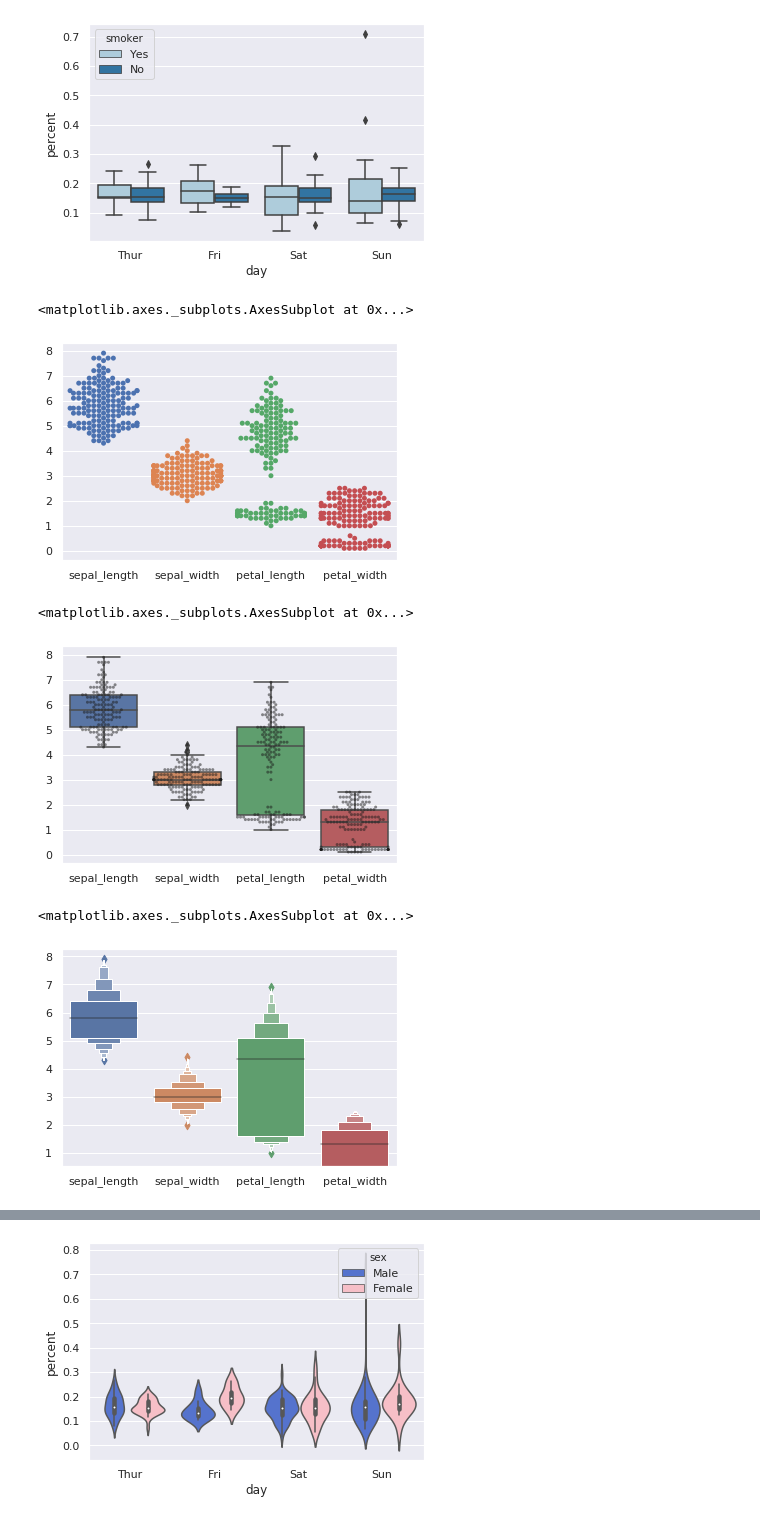
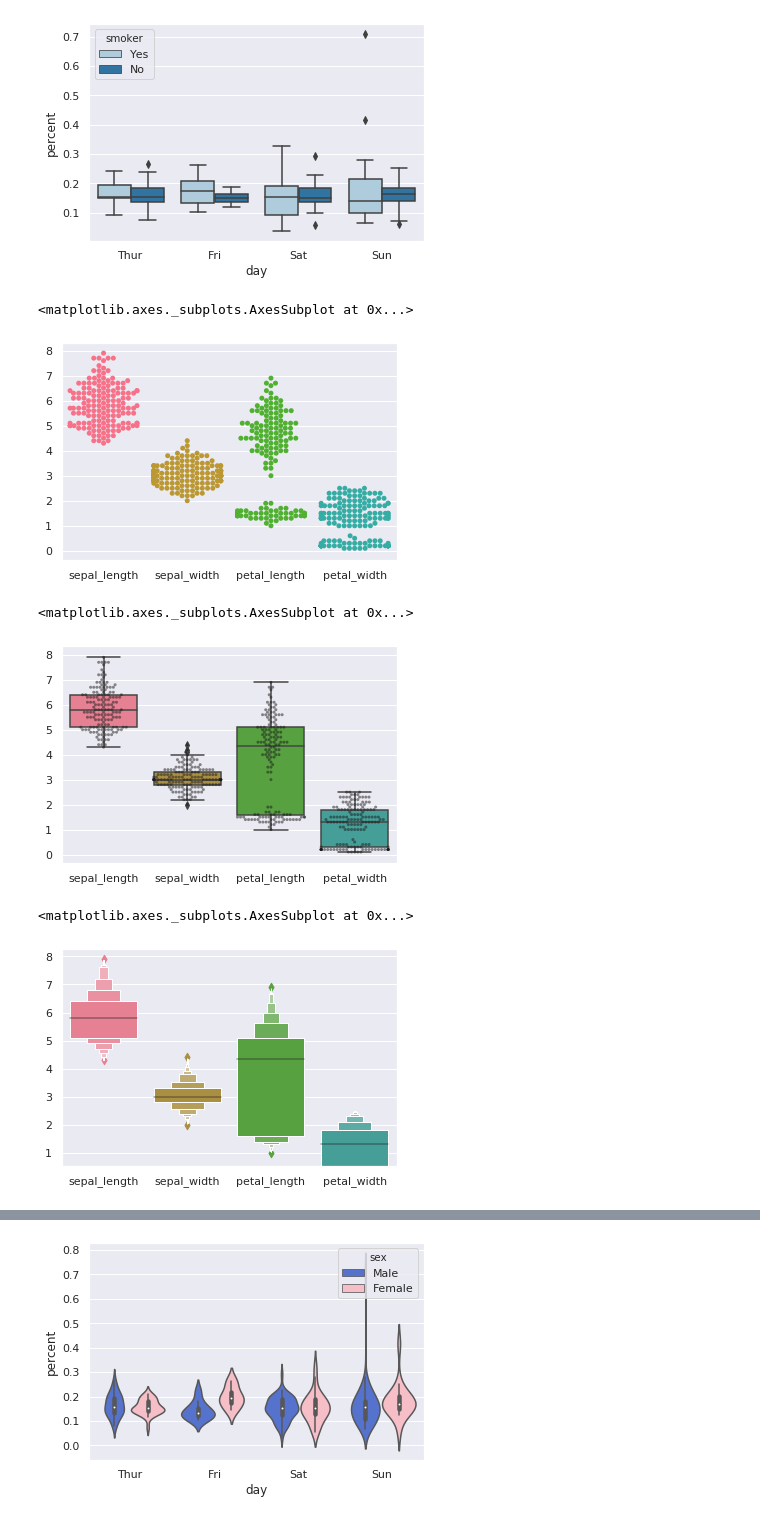
Before and after one commit to danjinich/Curso-python, a Jupyter notebook: Curso 3.ipynb, the cells around one changed output, grey strips where cells are left out. Saved outputs shown, nothing was run; the diff lists cells and outputs as text; code cells hidden in the pictures.

```diff
--- a/Curso 3.ipynb
+++ b/Curso 3.ipynb
@@ -246,3 +277,7 @@ with sns.color_palette("Paired"):
 f.tight_layout()
 # %% [output]
 [figure]
+# %%
+#Dejar una paleta de colores default
+sns.set_palette("husl")
+sns.barplot(x="day", y="total_bill", data=tip)
@@ -267,18 +362,19 @@ ax = sns.boxplot(x="day", y="percent", hue="smoker",
 sns.swarmplot(data=iris)
 # %% [output]
 <matplotlib.axes._subplots.AxesSubplot at 0x...>
-[figure, old version]
+[figure, new version]
 # %%
 sns.boxplot(data=iris)
-sns.swarmplot(data=iris, color="k", alpha=0.5, size=3)
+sns.swarmplot(data=iris, color="k",
+              alpha=0.5, size=3)
 # %% [output]
 <matplotlib.axes._subplots.AxesSubplot at 0x...>
-[figure, old version]
+[figure, new version]
 # %%
 sns.boxenplot(data=iris)
 # %% [output]
 <matplotlib.axes._subplots.AxesSubplot at 0x...>
-[figure, old version]
+[figure, new version]
 # %%
 sns.violinplot(x=tip["percent"])
 # %% [output]
```
Also changed, not shown: parts of 52 cells of this notebook.
